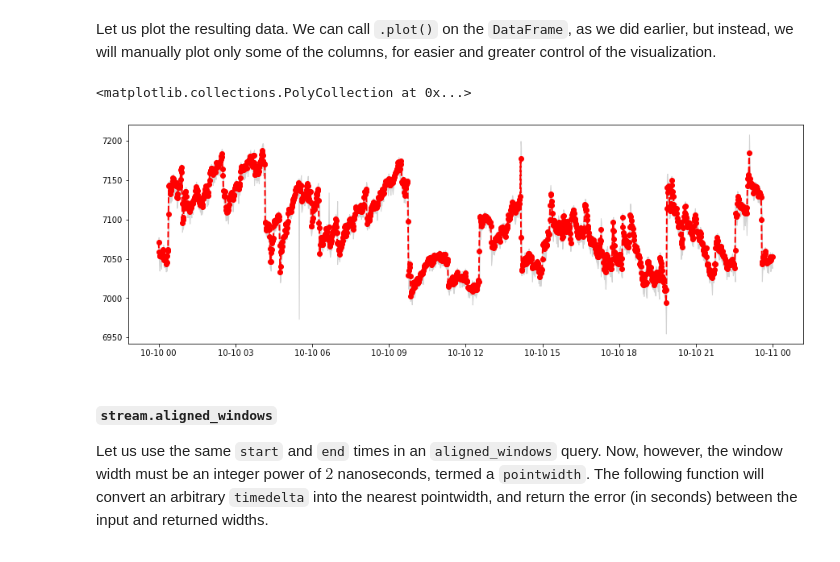
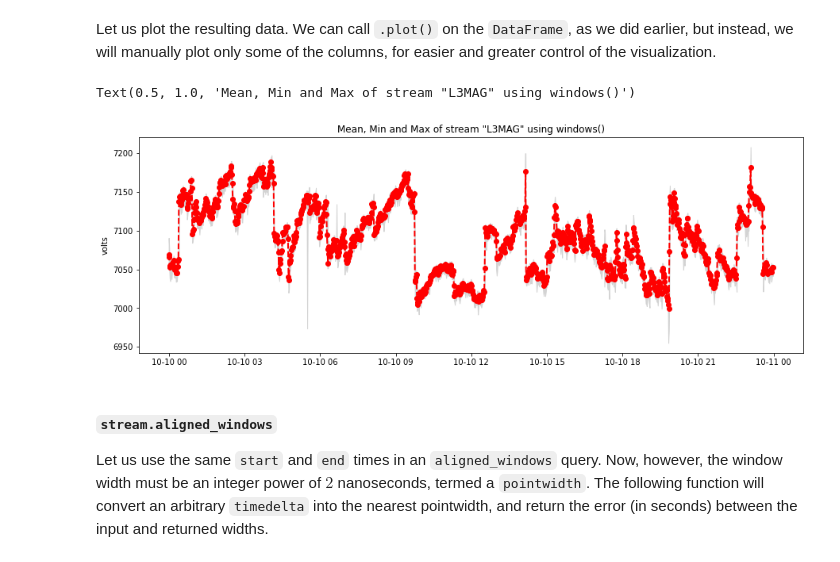
Before and after one commit to PingThingsIO/ni4ai-notebooks, a Jupyter notebook: tutorials/0 - Quick Start Guide.ipynb, the cells around one changed output. Saved outputs shown, nothing was run; the diff lists cells and outputs as text; code cells hidden in the pictures.

````diff
--- a/tutorials/0 - Quick Start Guide.ipynb
+++ b/tutorials/0 - Quick Start Guide.ipynb
@@ -201,7 +201,7 @@ def rawpoints_to_series(rawpts_response):
     return pd.Series(index=times, data=values)
 
 def statpoints_to_dataframe(statpoints):
-    attributes = ['min','mean','max','stddev','count','time',]
+    attributes = ['min','mean','max','stddev','count','time']
 
     df = pd.DataFrame([[getattr(p, attr) for attr in attributes] for p, version in statpoints],
                      columns=attributes)
@@ -257,12 +265,14 @@
 # %%
 plt.figure(figsize=(15, 5))
 # Plot the mean of the windows
 plt.plot(data.index, data['mean'], linewidth=2, color='red', linestyle='--', marker='o')
 # Show the range of the minimum and maximum over the windows
 plt.fill_between(data.index, data['min'], data['max'], color='lightgrey')
+plt.ylabel(stream.tags()['unit'])
+plt.title(f'Mean, Min and Max of stream "{stream.name}" using windows()')
 # %% [output]
-<matplotlib.collections.PolyCollection at 0x...>
+Text(0.5, 1.0, 'Mean, Min and Max of stream "L3MAG" using windows()')
-[figure, old version]
+[figure, new version]
 # %% [markdown]
 #### ```stream.aligned_windows```
 Let us use the same ```start``` and ```end``` times in an ```aligned_windows``` query. Now, however, the window width must be an integer power of $2$ nanoseconds, termed a ```pointwidth```.
````
Also changed, not shown: parts of 17 cells of this notebook.
